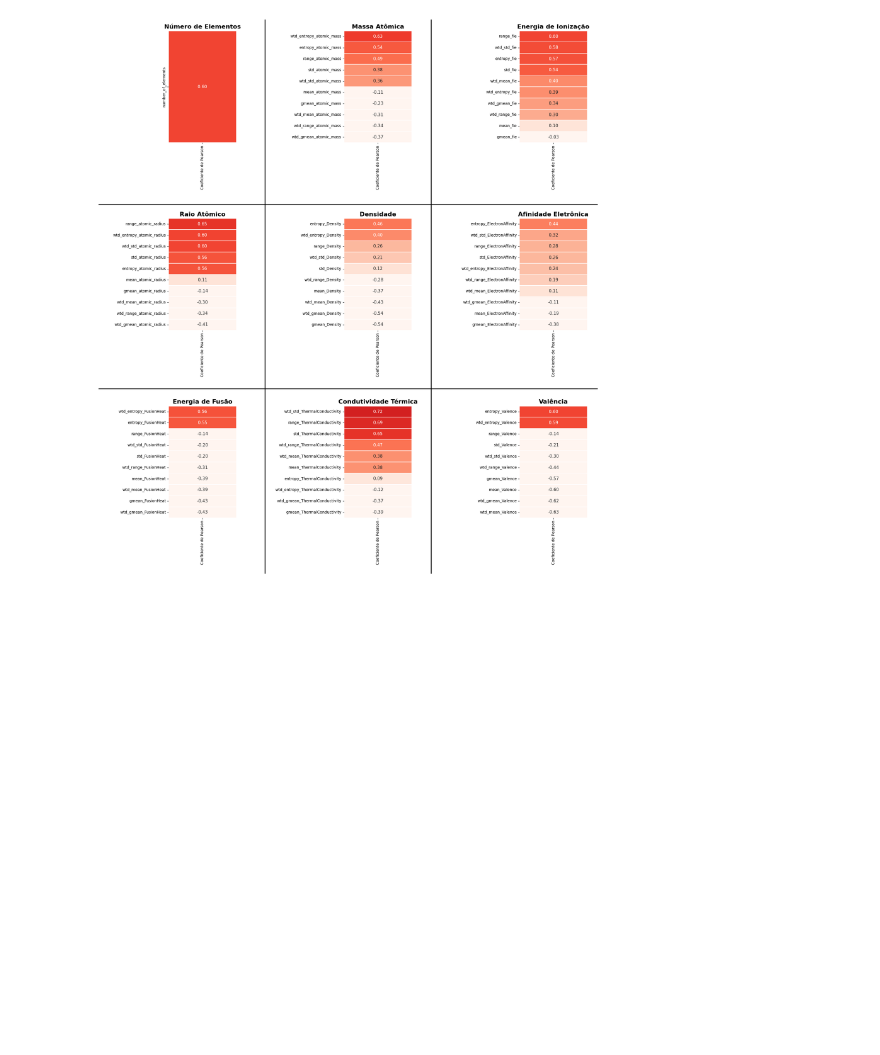
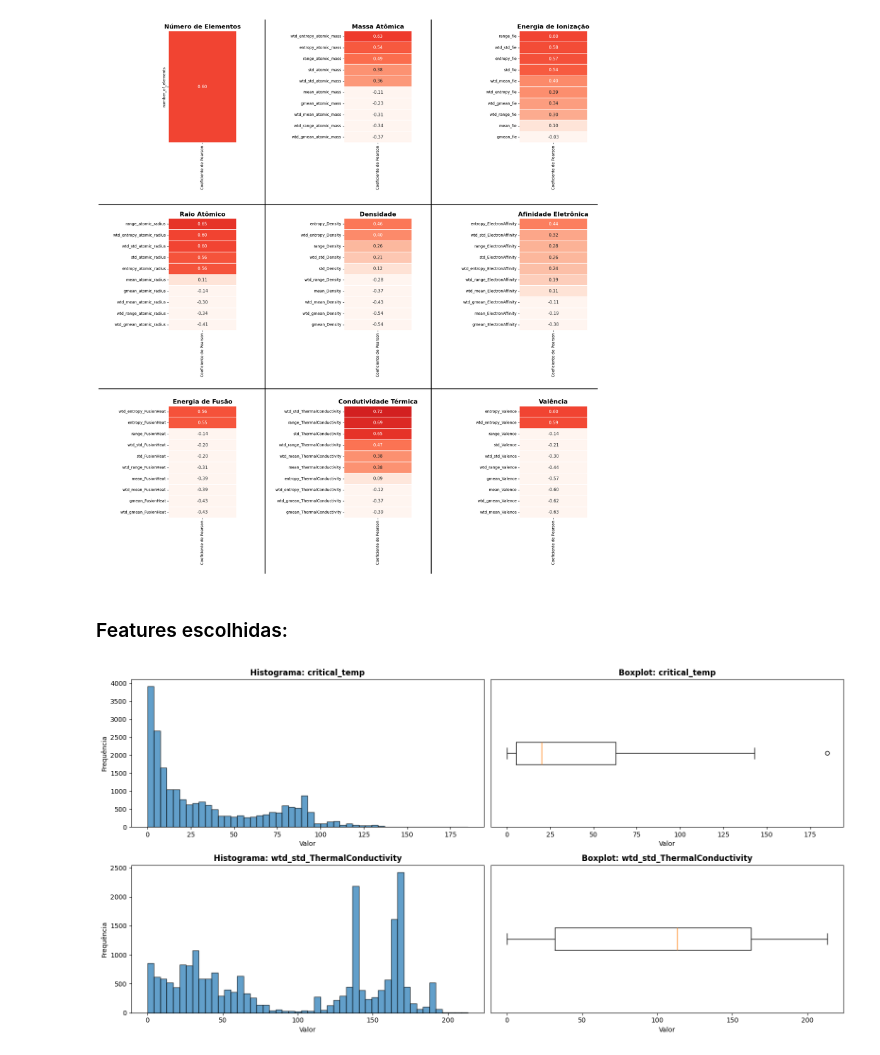
Before and after one commit to mthperera/predict-critical-temperature, a Jupyter notebook: notebooks/02_simples_reglin.ipynb, the cells around one changed output. Saved outputs shown, nothing was run; the diff lists cells and outputs as text; code cells hidden in the pictures; blank space fills up the shorter version.

Commit message:
Escolhendo feature com maior CCP O histograma e o bloxplot dos dados originais foram plotados

```diff
--- a/notebooks/02_simples_reglin.ipynb
+++ b/notebooks/02_simples_reglin.ipynb
@@ -129,3 +129,38 @@ for y in [1/3, 2/3]:
 plt.show()
 # %% [output]
 [figure]
+# %% [markdown]
+### Features escolhidas:
+# %%
+import matplotlib.pyplot as plt
+import numpy as np
+
+features = [
+    'critical_temp',
+    'wtd_std_ThermalConductivity'
+]
+
+fig, axes = plt.subplots(2, 2, figsize=(16, 8))  # 2 features, 2 gráficos cada (hist + box)
+axes = axes.flatten()
+
+for i, feature in enumerate(features):
+    dados_array = np.array(train_df[feature])
+
+    # Histograma (esquerda)
+    ax_hist = axes[2*i]
+    ax_hist.hist(dados_array, bins=50, edgecolor='black', alpha=0.7)
+    ax_hist.set_title(f'Histograma: {feature}', fontsize=12, fontweight='bold')
+    ax_hist.set_xlabel('Valor')
+    ax_hist.set_ylabel('Frequência')
+
+    # Boxplot (direita)
+    ax_box = axes[2*i+1]
+    ax_box.boxplot(dados_array, vert=False)
+    ax_box.set_title(f'Boxplot: {feature}', fontsize=12, fontweight='bold')
+    ax_box.set_xlabel('Valor')
+    ax_box.set_yticks([])
+
+plt.tight_layout()
+plt.show()
+# %% [output]
+[figure, added]
```
